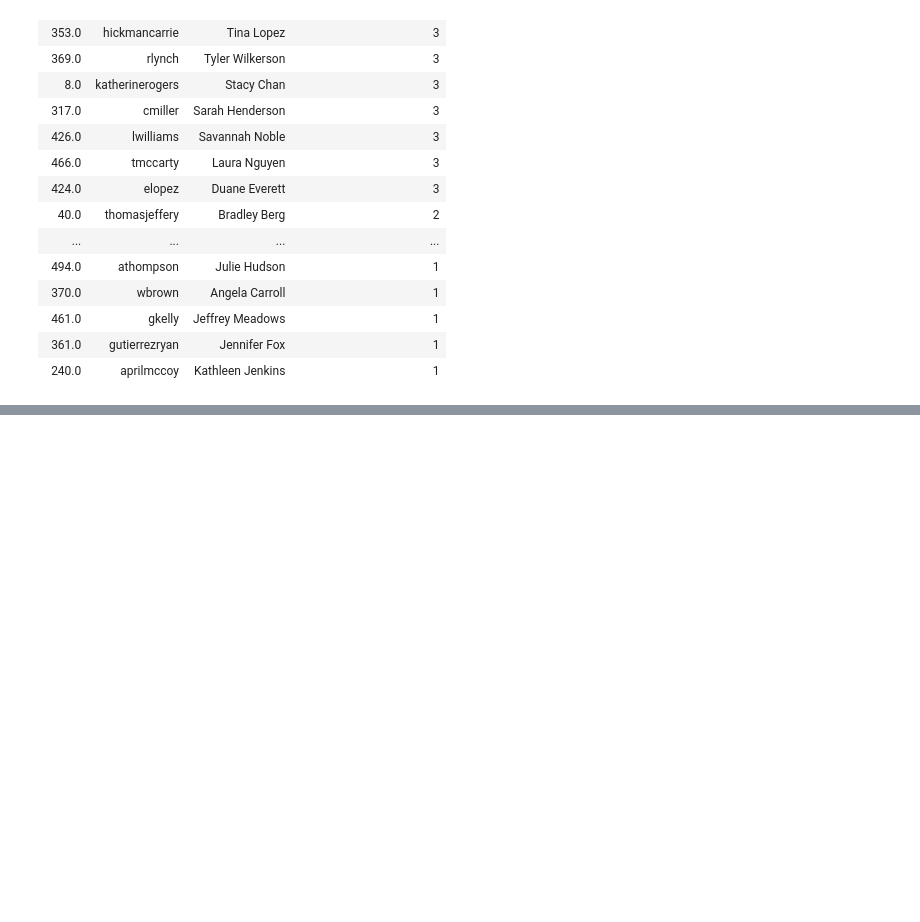
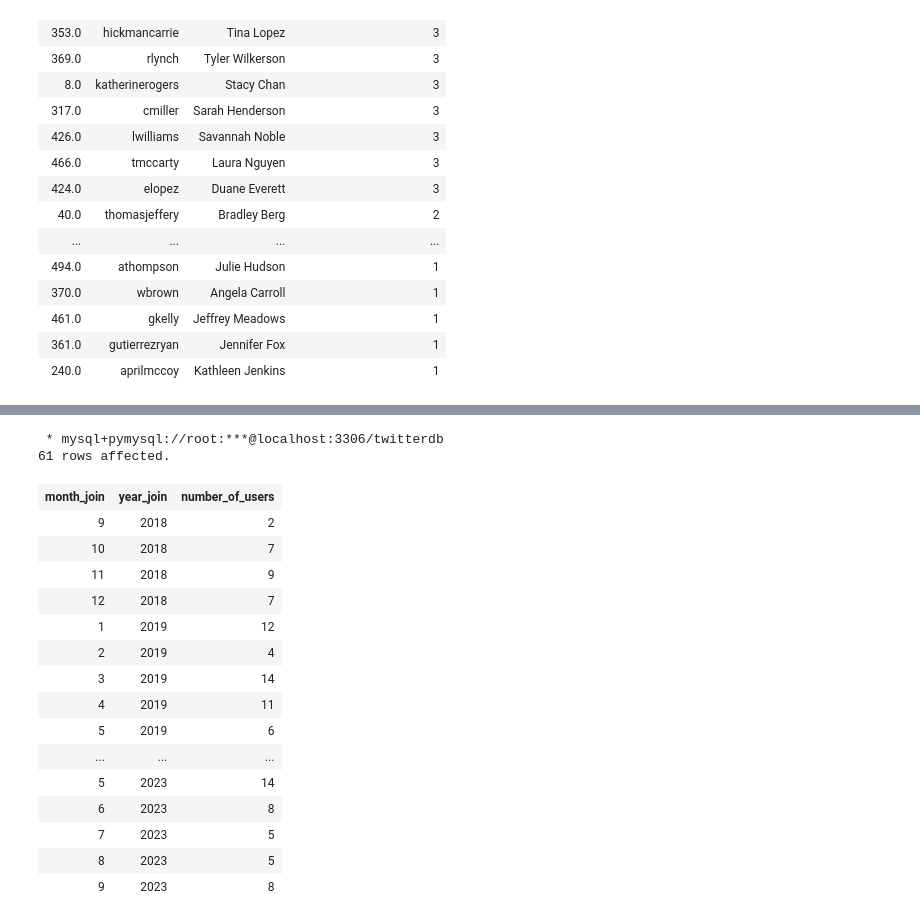
Before and after one commit to Ronald116/Data-Analysis-Projects, a Jupyter notebook: SQL/twitter_project/solution_analysis.ipynb, the cells around one changed output, grey strips where cells are left out. Saved outputs shown, nothing was run; the diff lists cells and outputs as text; code cells hidden in the pictures; blank space fills up the shorter version.

```diff
--- a/SQL/twitter_project/solution_analysis.ipynb
+++ b/SQL/twitter_project/solution_analysis.ipynb
@@ -137,0 +175,31 @@ ORDER BY
+# %%
+%%sql
+SELECT
+    MONTH(JoinDate) AS month_join,
+    YEAR(JoinDate) AS year_join,
+    COUNT(UserID) AS number_of_users
+FROM
+    users
+GROUP BY
+    year_join, month_join
+ORDER BY
+    year_join ASC, month_join ASC;
+# %% [output]
+ * mysql+pymysql://root:***@localhost:3306/twitterdb
+61 rows affected.
+| month_join | year_join | number_of_users |
+| 9 | 2018 | 2 |
+| 10 | 2018 | 7 |
+| 11 | 2018 | 9 |
+| 12 | 2018 | 7 |
+| 1 | 2019 | 12 |
+| 2 | 2019 | 4 |
+| 3 | 2019 | 14 |
+| 4 | 2019 | 11 |
+| 5 | 2019 | 6 |
+| ... | ... | ... |
+| 5 | 2023 | 14 |
+| 6 | 2023 | 8 |
+| 7 | 2023 | 5 |
+| 8 | 2023 | 5 |
+| 9 | 2023 | 8 |
```
Also changed, not shown: parts of 3 cells of this notebook.
